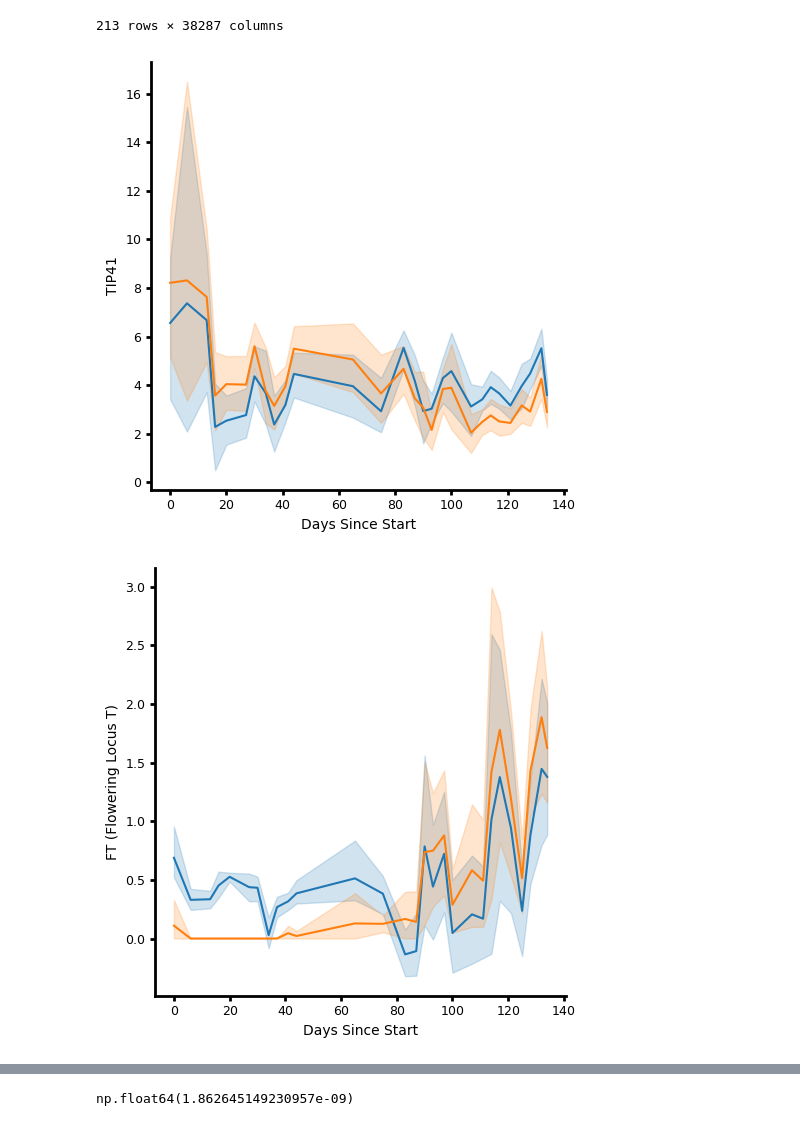
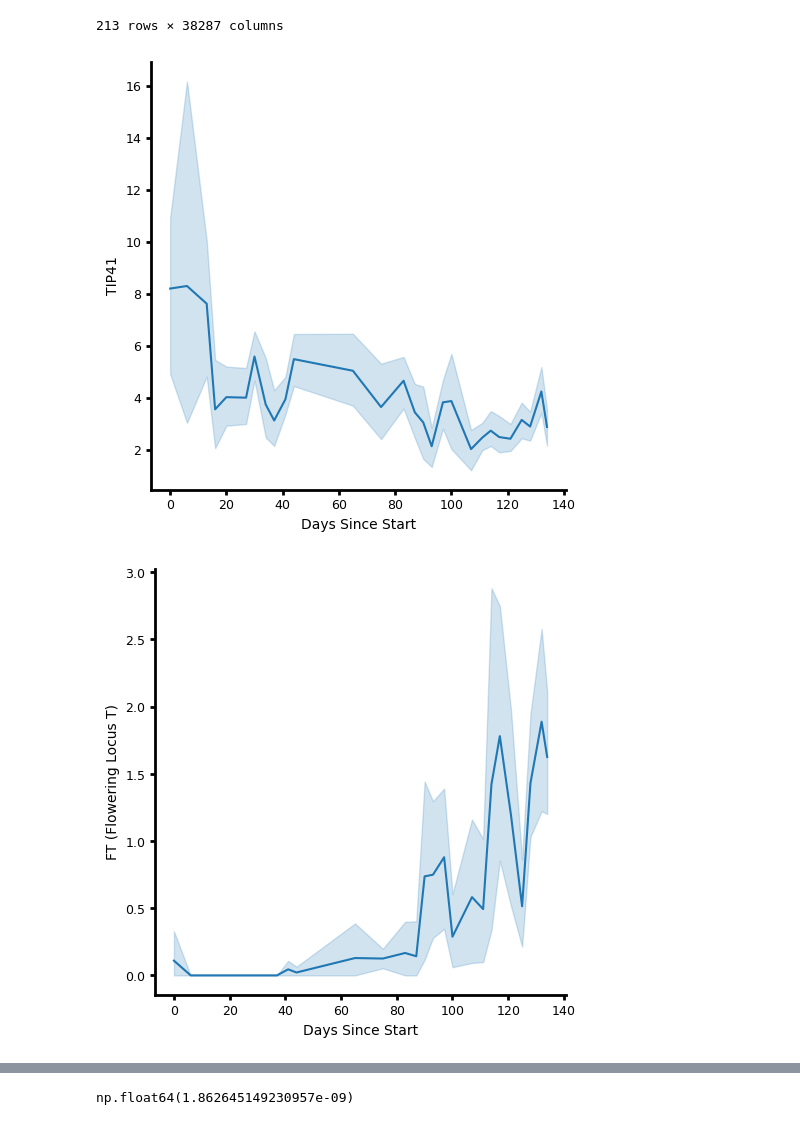
Before and after one commit to mikepassal/Outdoor_microbiome, a Jupyter notebook: Local_analysis/Analysis_post_Luke_talk/Removing_time_component/Check_PCA_component_removal_vs_original_data.ipynb, the cells around one changed output, grey strips where cells are left out. Cells and saved outputs as stored; diff of their text form; code cells hidden in the pictures.

Commit message:
Add a ton of figures to round out paper

```diff
--- a/Local_analysis/Analysis_post_Luke_talk/Removing_time_component/Check_PCA_component_removal_vs_original_data.ipynb
+++ b/Local_analysis/Analysis_post_Luke_talk/Removing_time_component/Check_PCA_component_removal_vs_original_data.ipynb
@@ -260,13 +260,13 @@ recompiled_df
 ## Plot lineplot of AT4G34270 in the original data and the data with the first component removed.
 fig, ax = plt.subplots(figsize=(5, 5), dpi=100)
 fig.patch.set_facecolor("white")
-ax = sns.lineplot(
-    y=recompiled_df["AT4G34270"],
-    x=long_term_metadata["daysincestart"],
-    # hue=long_term_metadata["daysincestart"],
-    # s=20,
-    # alpha=0.7,
-)
+# ax = sns.lineplot(
+#     y=recompiled_df["AT4G34270"],
+#     x=long_term_metadata["daysincestart"],
+#     # hue=long_term_metadata["daysincestart"],
+#     # s=20,
+#     # alpha=0.7,
+# )
 ax = sns.lineplot(
     y=long_term_transcriptome["AT4G34270"],
     x=long_term_metadata["daysincestart"],
@@ -319,18 +319,18 @@ plt.tight_layout()
 #      size='medium', color='black', weight='semibold')
 # plt.savefig('/Users/michael/Data/Luke_terrace_experiment/Output_for_Luke/Figs/6_interesting_genes_proteasome.pdf')
 # %% [output]
-[figure, old version]
+[figure, new version]
 # %%
 ## Plot lineplot of AT4G34270 in the original data and the data with the first component removed.
 fig, ax = plt.subplots(figsize=(5, 5), dpi=100)
 fig.patch.set_facecolor("white")
-ax = sns.lineplot(
-    y=recompiled_df["AT1G65480"],
-    x=long_term_metadata["daysincestart"],
-    # hue=long_term_metadata["daysincestart"],
-    # s=20,
-    # alpha=0.7,
-)
+# ax = sns.lineplot(
+#     y=recompiled_df["AT1G65480"],
+#     x=long_term_metadata["daysincestart"],
+#     # hue=long_term_metadata["daysincestart"],
+#     # s=20,
+#     # alpha=0.7,
+# )
 ax = sns.lineplot(
     y=long_term_transcriptome["AT1G65480"],
     x=long_term_metadata["daysincestart"],
@@ -356,34 +356,34 @@ ax.spines["bottom"].set_color("black")
 ax.spines["bottom"].set_linewidth(2)
 ax.spines["left"].set_color("black")
 ax.spines["left"].set_linewidth(2)
 
 ax.spines["top"].set_color("black")
 ax.spines["top"].set_linewidth(0)
 
 # ax2.spines["right"].set_color("black")
 # ax2.spines["right"].set_linewidth(2)
 # ax2.spines["top"].set_color("black")
 # ax2.spines["top"].set_linewidth(0)
 ax.tick_params(axis="both", width=2)
 # plt.xlim((0,3))
 # plt.ylim((0, 3))
 # handles, labels  =  ax.get_legend_handles_labels()
 # ax.legend(loc="upper right")
 # plt.title("Current Threshold is 31", fontsize = 20)
 plt.xticks(
     fontsize=9,
 )  # rotation=90
 plt.yticks(fontsize=9)
 # plt.ylim(-.02,1)
 plt.tight_layout()
 # ax.plot([0,1],[0,1], transform=ax.transAxes, linestyle = 'dashed', color = 'k', linewidth = 1.5)
 # for line in range(0,full_meta_data.shape[0]):
 #      ax.text(pca[:,0][line]+0.01, pca[:,1][line],
 #      full_meta_data['plate.pos'][line], horizontalalignment='left',
 #      size='medium', color='black', weight='semibold')
 # plt.savefig('/Users/michael/Data/Luke_terrace_experiment/Output_for_Luke/Figs/6_interesting_genes_proteasome.pdf')
 # %% [output]
-[figure, old version]
+[figure, new version]
 # %%
 delta_for_every_gene = recompiled_df - long_term_transcriptome
 delta_for_every_gene
```
Also changed, not shown: 4 other files.
